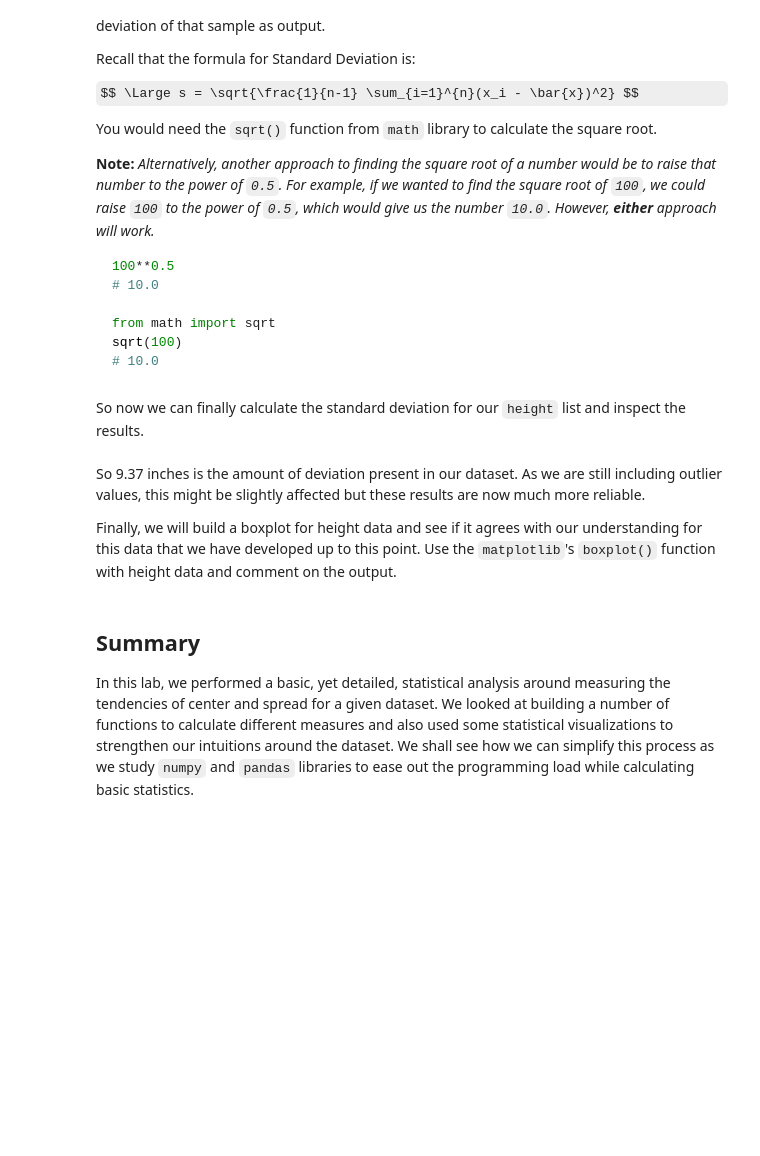
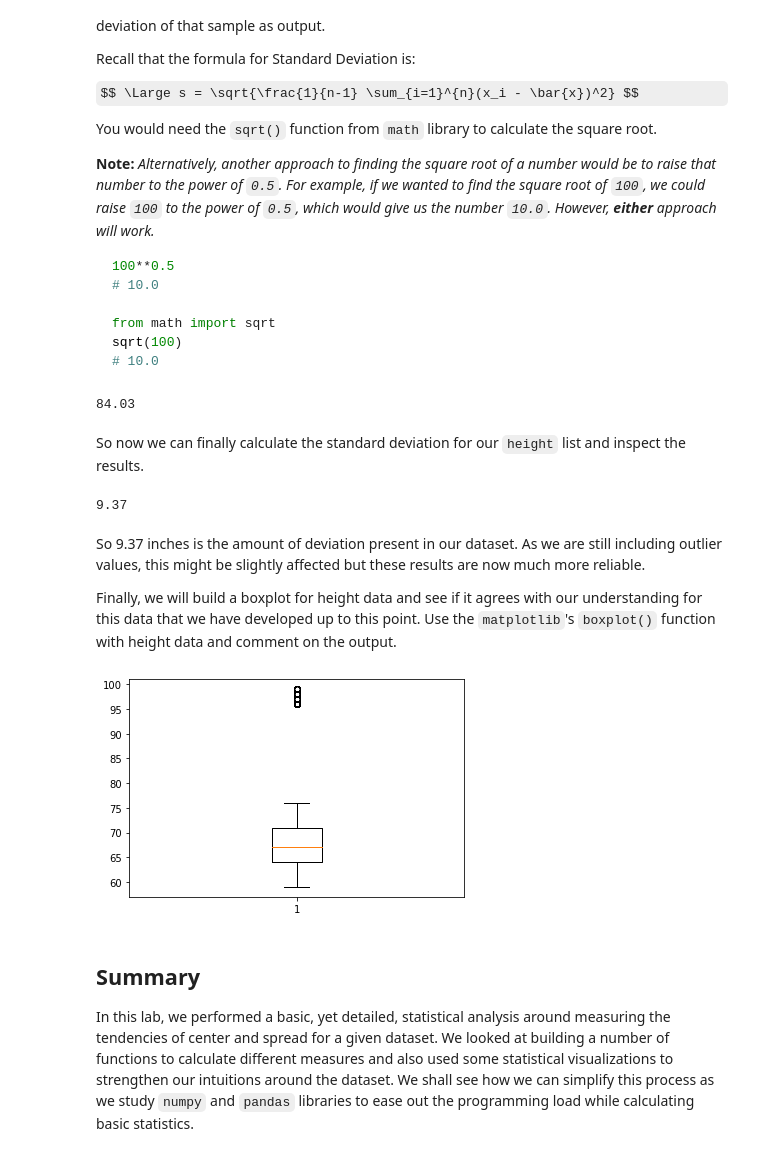
Before and after one commit to sierrafromcalifornia/dsc-implementing-statistics-with-functions-lab, a Jupyter notebook: index.ipynb, the cells around one changed output. Drawn from its saved outputs; the diff is of its cells as text; code cells hidden in the pictures; some formulas as TeX source; blank space fills up the shorter version.

```diff
--- a/index.ipynb
+++ b/index.ipynb
@@ -314,9 +334,7 @@ from math import sqrt
 
 def get_stddev(list):
 
-    mean = None
-
-    stddev = None
+    stddev = sqrt(get_variance(list))
 
     return round(stddev, 2)
 
@@ -324,18 +342,25 @@ test = [120,112,131,211,312,90]
 
 print (get_stddev(test))
 # 84.03
+# %% [output]
+84.03
 # %% [markdown]
 So now we can finally calculate the standard deviation for our `height` list and inspect the results.
 # %%
 # Calculate the standard deviation of our original height list
-
+get_stddev(height)
 # 9.37
+# %% [output]
+9.37
 # %% [markdown]
 So 9.37 inches is the amount of deviation present in our dataset. As we are still including outlier values, this might be slightly affected but these results are now much more reliable.
 
 Finally, we will build a boxplot for height data and see if it agrees with our understanding for this data that we have developed up to this point. Use the `matplotlib`'s `boxplot()` function with height data and comment on the output.
 # %%
 # boxplot here
+plt.boxplot(height);
+# %% [output]
+[figure, added]
 # %% [markdown]
 ## Summary
 
```
Also changed, not shown: parts of 4 cells of this notebook.
